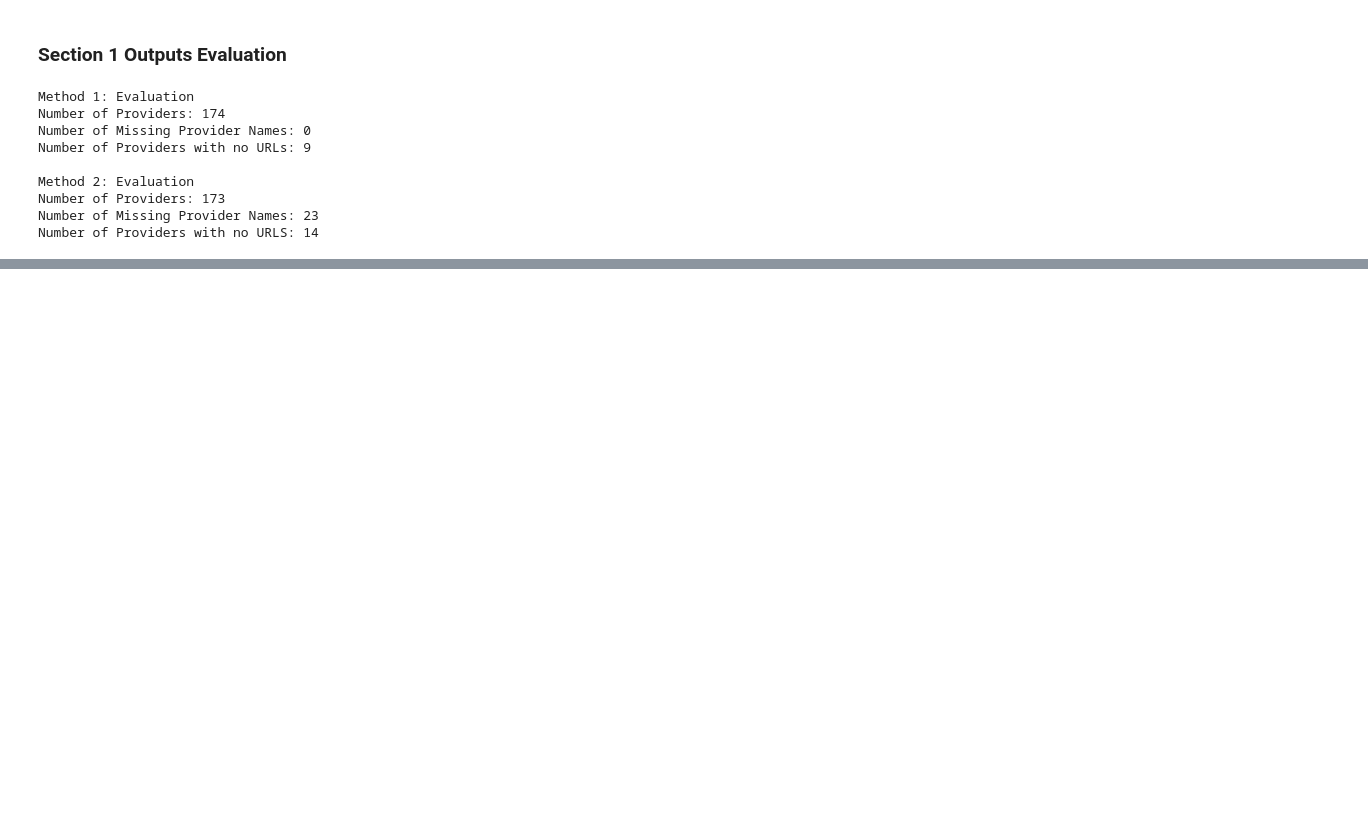
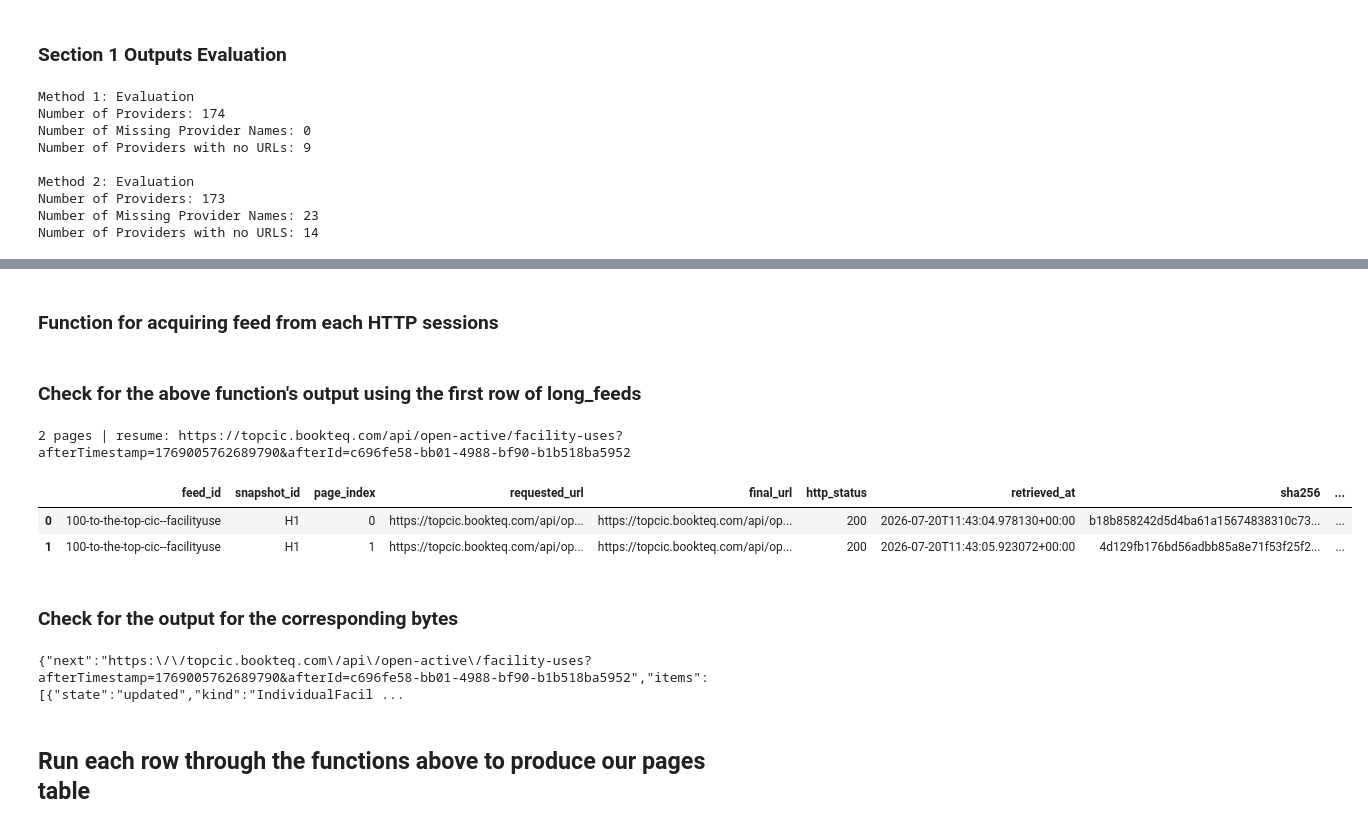
Before and after one commit to michaelsamuel2005/ls-openactive, a Jupyter notebook: notebooks/data_acquisition.ipynb, the cells around one changed output, grey strips where cells are left out. Drawn from its saved outputs; the diff is of its cells as text; code cells hidden in the pictures; blank space fills up the shorter version.

```diff
--- a/notebooks/data_acquisition.ipynb
+++ b/notebooks/data_acquisition.ipynb
@@ -422,0 +364,13 @@ harvest_feed("https://actihire.bookteq.com/api/open-active/facility-uses", sessi
+# %%
+def make_session():
+    s = requests.Session()
+    s.headers.update({'User-Agent': 'ls-openactive-ws1/0.1 (UoB MSc Data Science group project)'}) # tells the server who's making the request
+    # create a retry policy with a max retry of 5 times
+    # backoff_factor controls the wait time between retries (it increases after each failure, roughly 1s, 2s, 4s, 8s, 16s)
+    # This backoff factor is used as repeatedly calling a failing server may have adverse results
+    # status_forcelist specifies which HTTP status codes should trigger retries
+    retry = Retry(total=5, backoff_factor=1.0, status_forcelist=[429, 500, 502, 503, 504])
+    s.mount('https://', HTTPAdapter(max_retries=retry))  # attaches the retry policy to each HTTPS requests made through the session
+    return s
+# %% [markdown]
+### Function for acquiring feed from each HTTP sessions
@@ -422,0 +440,30 @@ harvest_feed("https://actihire.bookteq.com/api/open-active/facility-uses", sessi
+# %% [markdown]
+### Check for the above function's output using the first row of long_feeds
+# %%
+session = make_session()
+
+row = feeds_long.iloc[0]
+pages_rows, resume_cursor = acquire_feed(
+    start_url=row.feed_url,
+    feed_id=row.feed_id,
+    snapshot_id="H1",
+    session=session,
+    out_dir="snapshots",
+)
+
+pages_df = pd.DataFrame(pages_rows)
+print(len(pages_df), "pages | resume:", resume_cursor)
+pages_df.head()
+# %% [output]
+2 pages | resume: https://topcic.bookteq.com/api/open-active/facility-uses?afterTimestamp=1769005762689790&afterId=c696fe58-bb01-4988-bf90-b1b518ba5952
+|  | feed_id | snapshot_id | page_index | requested_url | final_url | http_status | retrieved_at | sha256 | ... |
+| 0 | 100-to-the-top-cic--facilityuse | H1 | 0 | https://topcic.bookteq.com/api/op... | https://topcic.bookteq.com/api/op... | 200 | 2026-07-20T11:43:04.978130+00:00 | b18b858242d5d4ba61a15674838310c73... | ... |
+| 1 | 100-to-the-top-cic--facilityuse | H1 | 1 | https://topcic.bookteq.com/api/op... | https://topcic.bookteq.com/api/op... | 200 | 2026-07-20T11:43:05.923072+00:00 | 4d129fb176bd56adbb85a8e71f53f25f2... | ... |
+# %% [markdown]
+### Check for the output for the corresponding bytes
+# %%
+print(Path(pages_df.iloc[0]["byte_path"]).read_text(encoding="utf-8")[:1500])
+# %% [output]
+{"next":"https:\/\/topcic.bookteq.com\/api\/open-active\/facility-uses?afterTimestamp=1769005762689790&afterId=c696fe58-bb01-4988-bf90-b1b518ba5952","items":[{"state":"updated","kind":"IndividualFacil ...
+# %% [markdown]
+## Run each row through the functions above to produce our pages table
```
Also changed, not shown: parts of 29 cells of this notebook, 6 other files.
